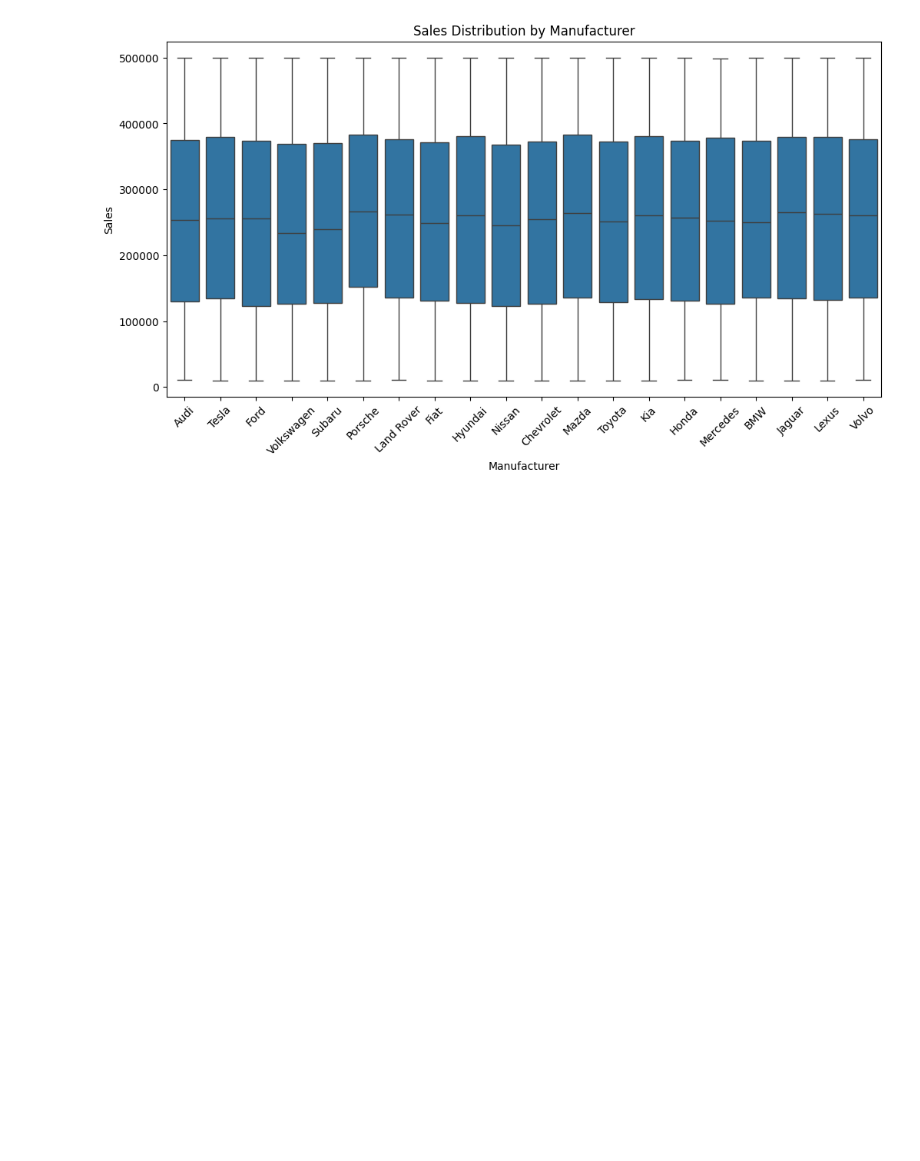
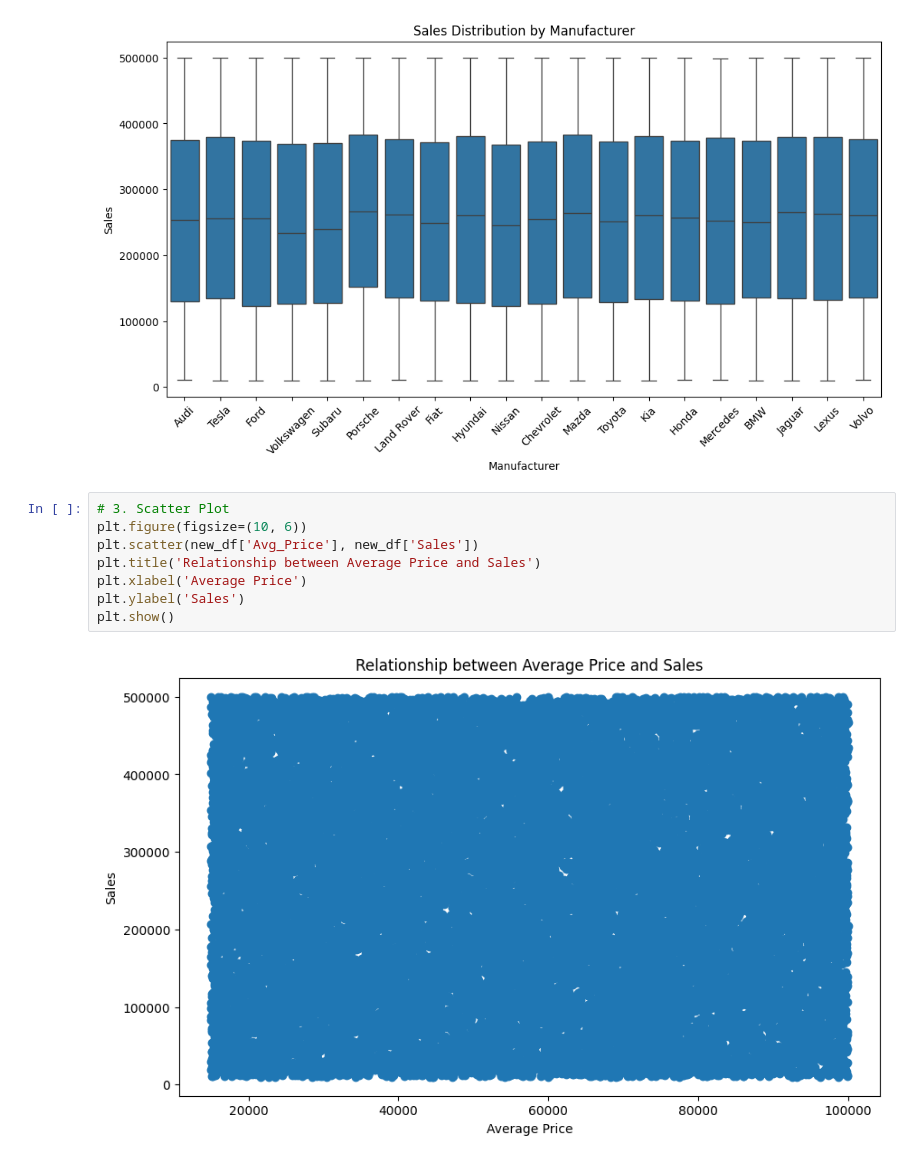
Before and after one commit to siddhantbhattarai/AI-Pre-Foundation, a Jupyter notebook: Day_5_Visualization_Exercise.ipynb, the cells around one changed output. Cells and saved outputs as stored; diff of their text form; blank space fills up the shorter version.

```diff
--- a/Day_5_Visualization_Exercise.ipynb
+++ b/Day_5_Visualization_Exercise.ipynb
@@ -108,3 +108,13 @@ plt.xticks(rotation=45)
 plt.show()
 # %% [output]
 [figure]
+# %%
+# 3. Scatter Plot
+plt.figure(figsize=(10, 6))
+plt.scatter(new_df['Avg_Price'], new_df['Sales'])
+plt.title('Relationship between Average Price and Sales')
+plt.xlabel('Average Price')
+plt.ylabel('Sales')
+plt.show()
+# %% [output]
+[figure, added]
```
